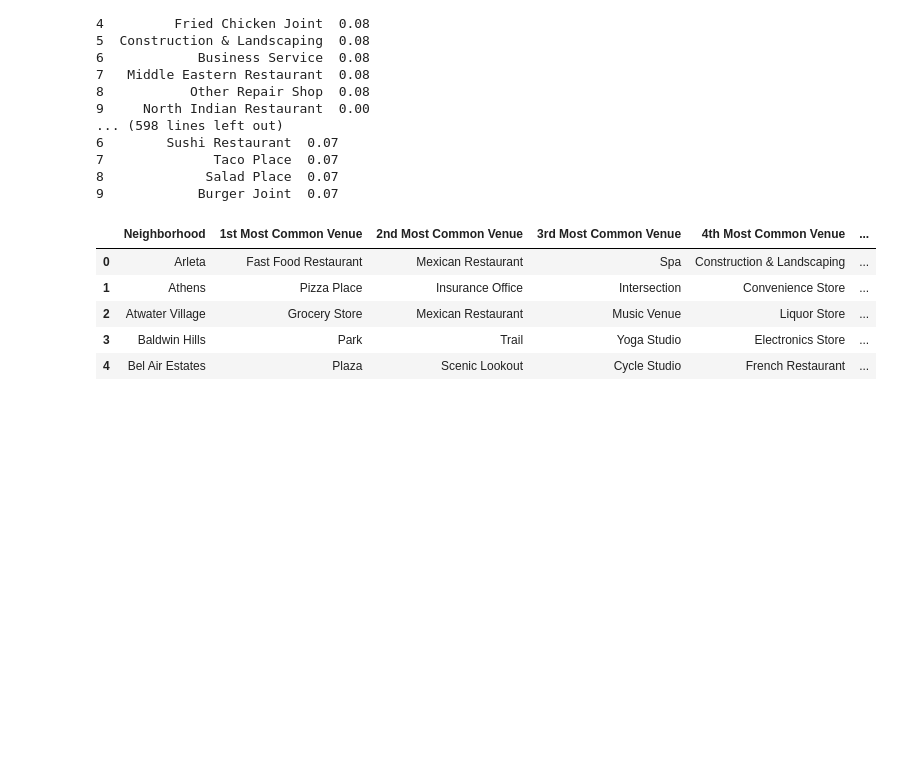
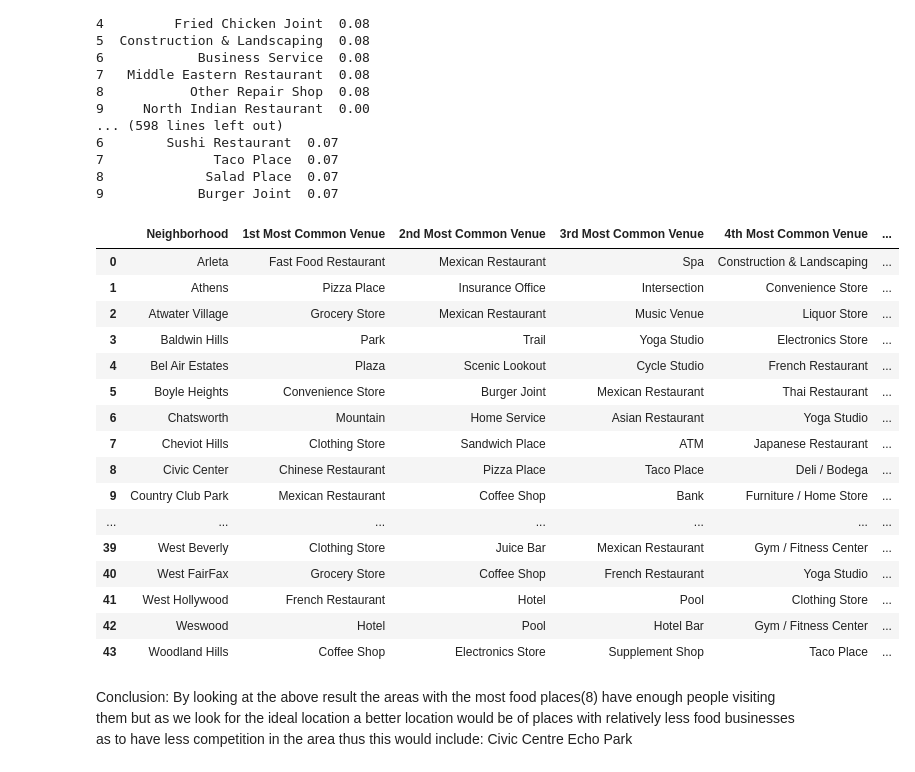
Before and after one commit to quaiszaidi/Coursera_Capstone, a Jupyter notebook: Project Notebook.ipynb, the cells around one changed output. Drawn from its saved outputs; the diff is of its cells as text; code cells hidden in the pictures; blank space fills up the shorter version.

```diff
--- a/Project Notebook.ipynb
+++ b/Project Notebook.ipynb
@@ -292,29 +292,44 @@ def return_most_common_venues(row, num_top_venues):
 # %%
 import numpy as np
 num_top_venues = 10
 
 indicators = ['st', 'nd', 'rd']
 
 # create columns according to number of top venues
 columns = ['Neighborhood']
 for ind in np.arange(num_top_venues):
     try:
         columns.append('{}{} Most Common Venue'.format(ind+1, indicators[ind]))
     except:
         columns.append('{}th Most Common Venue'.format(ind+1))
 
 # create a new dataframe
 neighborhoods_venues_sorted = pd.DataFrame(columns=columns)
 neighborhoods_venues_sorted['Neighborhood'] = LA_grouped['Neighborhood']
 
 for ind in np.arange(LA_grouped.shape[0]):
     neighborhoods_venues_sorted.iloc[ind, 1:] = return_most_common_venues(LA_grouped.iloc[ind, :], num_top_venues)
 
-neighborhoods_venues_sorted.head()
+neighborhoods_venues_sorted
 # %% [output]
 |  | Neighborhood | 1st Most Common Venue | 2nd Most Common Venue | 3rd Most Common Venue | 4th Most Common Venue | ... |
 | 0 | Arleta | Fast Food Restaurant | Mexican Restaurant | Spa | Construction & Landscaping | ... |
 | 1 | Athens | Pizza Place | Insurance Office | Intersection | Convenience Store | ... |
 | 2 | Atwater Village | Grocery Store | Mexican Restaurant | Music Venue | Liquor Store | ... |
 | 3 | Baldwin Hills | Park | Trail | Yoga Studio | Electronics Store | ... |
 | 4 | Bel Air Estates | Plaza | Scenic Lookout | Cycle Studio | French Restaurant | ... |
+| 5 | Boyle Heights | Convenience Store | Burger Joint | Mexican Restaurant | Thai Restaurant | ... |
+| 6 | Chatsworth | Mountain | Home Service | Asian Restaurant | Yoga Studio | ... |
+| 7 | Cheviot Hills | Clothing Store | Sandwich Place | ATM | Japanese Restaurant | ... |
+| 8 | Civic Center | Chinese Restaurant | Pizza Place | Taco Place | Deli / Bodega | ... |
+| 9 | Country Club Park | Mexican Restaurant | Coffee Shop | Bank | Furniture / Home Store | ... |
+| ... | ... | ... | ... | ... | ... | ... |
+| 39 | West Beverly | Clothing Store | Juice Bar | Mexican Restaurant | Gym / Fitness Center | ... |
+| 40 | West FairFax | Grocery Store | Coffee Shop | French Restaurant | Yoga Studio | ... |
+| 41 | West Hollywood | French Restaurant | Hotel | Pool | Clothing Store | ... |
+| 42 | Weswood | Hotel | Pool | Hotel Bar | Gym / Fitness Center | ... |
+| 43 | Woodland Hills | Coffee Shop | Electronics Store | Supplement Shop | Taco Place | ... |
+# %% [markdown]
+Conclusion: By looking at the above result the areas with the most food places(8) have enough people visiting them but as we look for the ideal location a better location would be of places with relatively less food businesses as to have less competition in the area thus this would include:
+Civic Centre
+Echo Park
```
